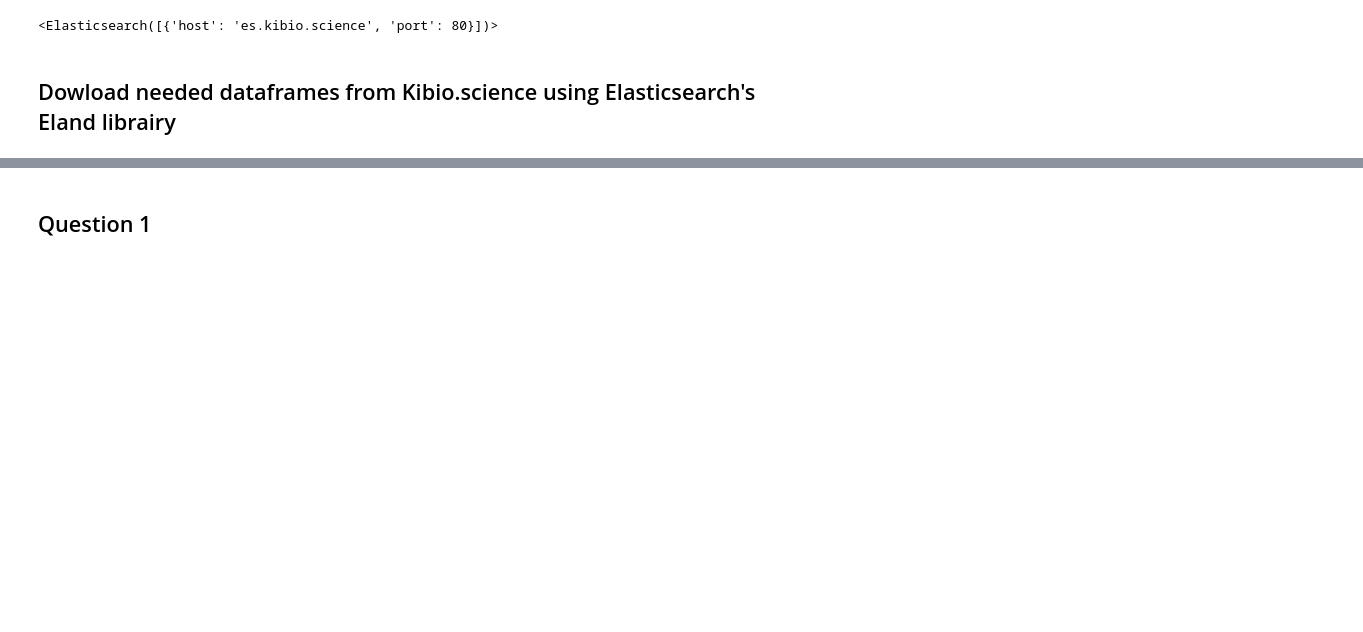
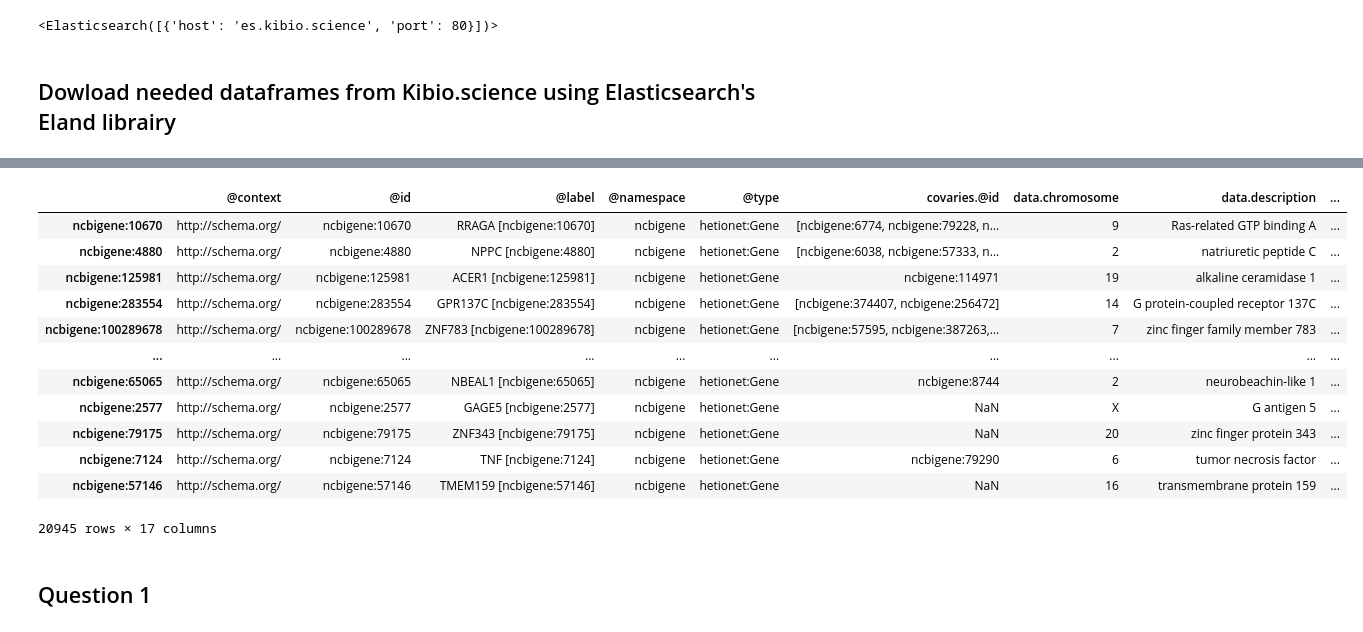
Before and after one commit to fbelleau/kibio-bi, a Jupyter notebook: Demo_case_2_public.ipynb, the cells around one changed output, grey strips where cells are left out. Drawn from its saved outputs; the diff is of its cells as text; code cells hidden in the pictures; blank space fills up the shorter version.

```diff
--- a/Demo_case_2_public.ipynb
+++ b/Demo_case_2_public.ipynb
@@ -55,3 +107,19 @@ disease (137, 17)
+# %%
+gene
+# %% [output]
+|  | @context | @id | @label | @namespace | @type | covaries.@id | data.chromosome | data.description | ... |
+| ncbigene:10670 | http://schema.org/ | ncbigene:10670 | RRAGA [ncbigene:10670] | ncbigene | hetionet:Gene | [ncbigene:6774, ncbigene:79228, n... | 9 | Ras-related GTP binding A | ... |
+| ncbigene:4880 | http://schema.org/ | ncbigene:4880 | NPPC [ncbigene:4880] | ncbigene | hetionet:Gene | [ncbigene:6038, ncbigene:57333, n... | 2 | natriuretic peptide C | ... |
+| ncbigene:125981 | http://schema.org/ | ncbigene:125981 | ACER1 [ncbigene:125981] | ncbigene | hetionet:Gene | ncbigene:114971 | 19 | alkaline ceramidase 1 | ... |
+| ncbigene:283554 | http://schema.org/ | ncbigene:283554 | GPR137C [ncbigene:283554] | ncbigene | hetionet:Gene | [ncbigene:374407, ncbigene:256472] | 14 | G protein-coupled receptor 137C | ... |
+| ncbigene:100289678 | http://schema.org/ | ncbigene:100289678 | ZNF783 [ncbigene:100289678] | ncbigene | hetionet:Gene | [ncbigene:57595, ncbigene:387263,... | 7 | zinc finger family member 783 | ... |
+| ... | ... | ... | ... | ... | ... | ... | ... | ... | ... |
+| ncbigene:65065 | http://schema.org/ | ncbigene:65065 | NBEAL1 [ncbigene:65065] | ncbigene | hetionet:Gene | ncbigene:8744 | 2 | neurobeachin-like 1 | ... |
+| ncbigene:2577 | http://schema.org/ | ncbigene:2577 | GAGE5 [ncbigene:2577] | ncbigene | hetionet:Gene | NaN | X | G antigen 5 | ... |
+| ncbigene:79175 | http://schema.org/ | ncbigene:79175 | ZNF343 [ncbigene:79175] | ncbigene | hetionet:Gene | NaN | 20 | zinc finger protein 343 | ... |
+| ncbigene:7124 | http://schema.org/ | ncbigene:7124 | TNF [ncbigene:7124] | ncbigene | hetionet:Gene | ncbigene:79290 | 6 | tumor necrosis factor | ... |
+| ncbigene:57146 | http://schema.org/ | ncbigene:57146 | TMEM159 [ncbigene:57146] | ncbigene | hetionet:Gene | NaN | 16 | transmembrane protein 159 | ... |
+20945 rows × 17 columns
 # %% [markdown]
 ## Question 1
 # %%
```
Also changed, not shown: parts of 7 cells of this notebook.
